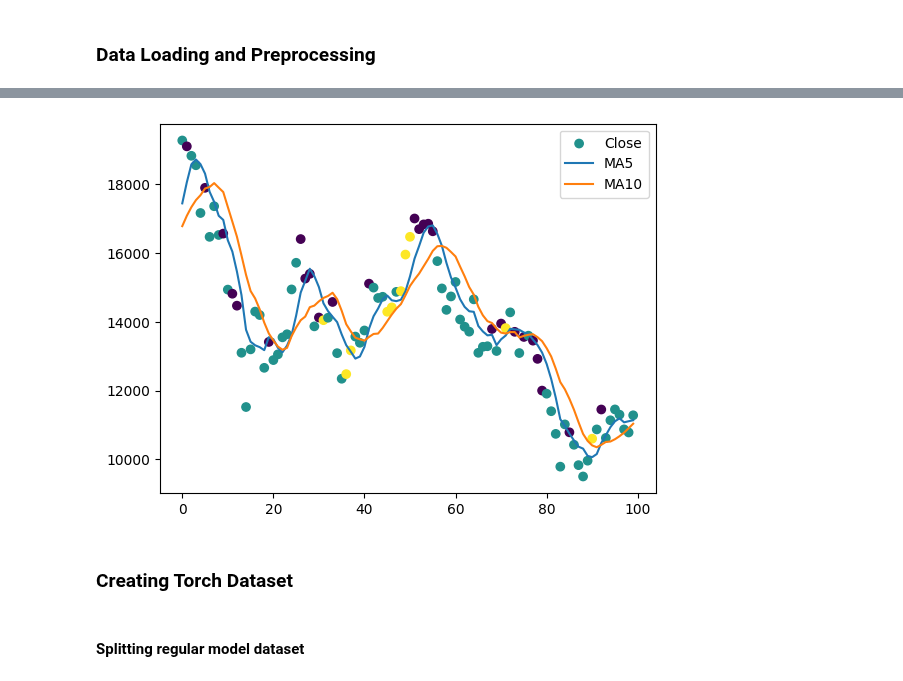
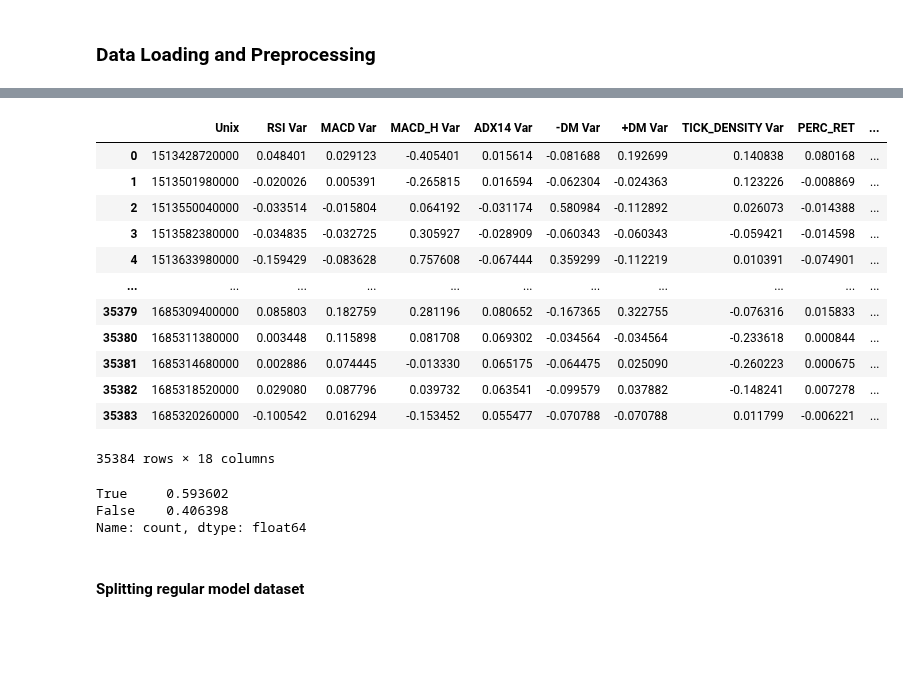
Before and after one commit to Alexis-Fauxbaton/Financial-Predictions, a Jupyter notebook: test_notebook.ipynb, the cells around one changed output, grey strips where cells are left out. Cells and saved outputs as stored; diff of their text form; code cells hidden in the pictures; blank space fills up the shorter version.

```diff
--- a/test_notebook.ipynb
+++ b/test_notebook.ipynb
@@ -91,0 +84,4 @@ handler.data
+# %%
+crossover_lstm_model = torch.load(
+    f'./models/crossover_{seq_length}_to_{crossover_horizon}.pt')
+lstm_model = torch.load(f'./models/agent_{seq_length}_to_{agent_horizon}.pt')
@@ -91,0 +91,5 @@ handler.data
+# %%
+trade_columns = predict_data.drop(['Crossover'], axis=1).columns
+crossover_columns = predict_data.drop(dummies.columns, axis=1).columns
+ma_dataset = TSDataset(
+    predict_data[crossover_columns], seq_length, 'Crossover')
@@ -91,0 +98,13 @@ handler.data
+# %%
+predicted_crossover_outputs, predicted_crossover_targets = eval_lstm(crossover_lstm_model, ma_dataset, len(
+    ma_dataset), crossover_lstm_model.num_layers, crossover_lstm_model.hidden_size, device)
+
+predicted_crossover_outputs = pd.Series(
+    (torch.argmax(predicted_crossover_outputs, axis=-1) - 1).cpu()).shift(seq_length)
+
+crossover_prediction_dummies = pd.get_dummies(
+    predicted_crossover_outputs, prefix='Crossover') * 1
+
+transition_predict_data = predict_data.copy()
+transition_predict_data[dummies.columns] = crossover_prediction_dummies
+transition_predict_data.dropna(axis=0, inplace=True)
@@ -108,11 +134,0 @@ predict_data
-# %%
-plt.scatter(range(100), handler.data['Close'][0:100], c=handler.data['Label'][0:100], label="Close")
-plt.plot(range(100), handler.data[f'MA{ma1}'][0:100], label=f"MA{ma1}")
-plt.plot(range(100), handler.data[f'MA{ma2}'][0:100], label=f"MA{ma2}")
-plt.legend()
-plt.show()
-# %% [output]
-[figure, removed]
-# %% [markdown]
-
-### Creating Torch Dataset
@@ -125,3 +135,27 @@ ma_dataset = TSDataset(predict_data[crossover_colums], seq_length, 'Crossover')
+# %%
+transition_predict_data
+# %% [output]
+|  | Unix | RSI Var | MACD Var | MACD_H Var | ADX14 Var | -DM Var | +DM Var | TICK_DENSITY Var | PERC_RET | ... |
+| 0 | 1513428720000 | 0.048401 | 0.029123 | -0.405401 | 0.015614 | -0.081688 | 0.192699 | 0.140838 | 0.080168 | ... |
+| 1 | 1513501980000 | -0.020026 | 0.005391 | -0.265815 | 0.016594 | -0.062304 | -0.024363 | 0.123226 | -0.008869 | ... |
+| 2 | 1513550040000 | -0.033514 | -0.015804 | 0.064192 | -0.031174 | 0.580984 | -0.112892 | 0.026073 | -0.014388 | ... |
+| 3 | 1513582380000 | -0.034835 | -0.032725 | 0.305927 | -0.028909 | -0.060343 | -0.060343 | -0.059421 | -0.014598 | ... |
+| 4 | 1513633980000 | -0.159429 | -0.083628 | 0.757608 | -0.067444 | 0.359299 | -0.112219 | 0.010391 | -0.074901 | ... |
+| ... | ... | ... | ... | ... | ... | ... | ... | ... | ... | ... |
+| 35379 | 1685309400000 | 0.085803 | 0.182759 | 0.281196 | 0.080652 | -0.167365 | 0.322755 | -0.076316 | 0.015833 | ... |
+| 35380 | 1685311380000 | 0.003448 | 0.115898 | 0.081708 | 0.069302 | -0.034564 | -0.034564 | -0.233618 | 0.000844 | ... |
+| 35381 | 1685314680000 | 0.002886 | 0.074445 | -0.013330 | 0.065175 | -0.064475 | 0.025090 | -0.260223 | 0.000675 | ... |
+| 35382 | 1685318520000 | 0.029080 | 0.087796 | 0.039732 | 0.063541 | -0.099579 | 0.037882 | -0.148241 | 0.007278 | ... |
+| 35383 | 1685320260000 | -0.100542 | 0.016294 | -0.153452 | 0.055477 | -0.070788 | -0.070788 | 0.011799 | -0.006221 | ... |
+35384 rows × 18 columns
+# %%
+argmax_dummy = np.argmax(transition_predict_data[dummies.columns].values, axis=1)
+argmax_values = pd.Series(argmax_dummy) - 1
+(transition_predict_data['Crossover'] == argmax_values).value_counts() / argmax_values.shape[0]
+# %% [output]
+True     0.593602
+False    0.406398
+Name: count, dtype: float64
 # %% [markdown]
 #### Splitting regular model dataset
 # %%
```
Also changed, not shown: parts of 34 cells of this notebook, 5 other files.
